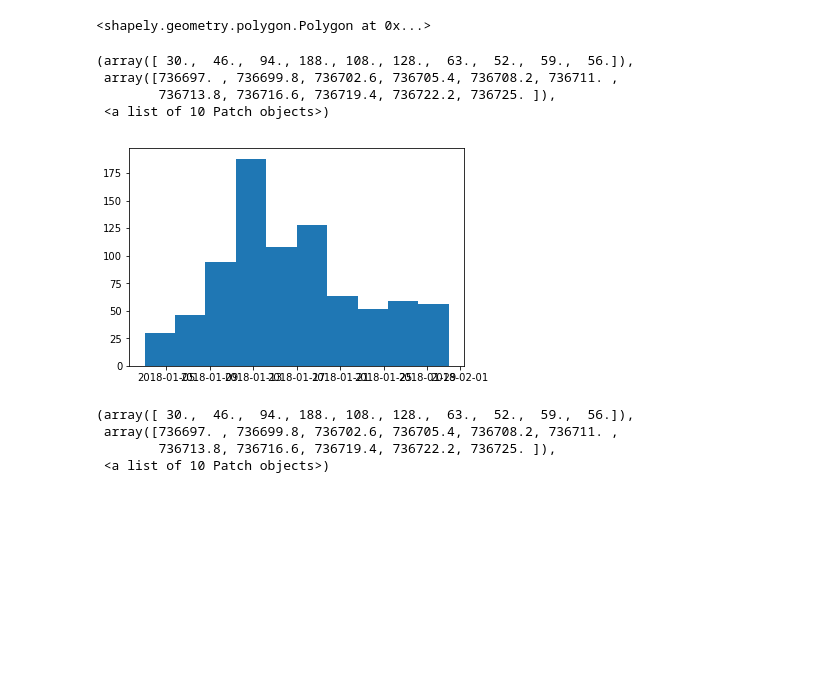
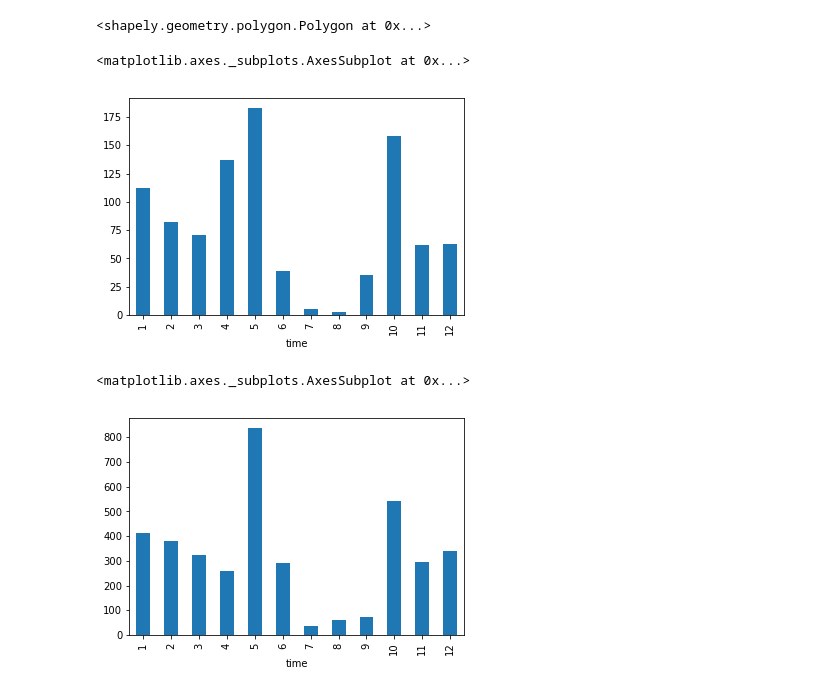
Before and after one commit to natachabourg/Bluebottles, a Jupyter notebook: imos_current_data/analysis_imos_current_data/BeachedOrNot.ipynb, the cells around one changed output. Saved outputs shown, nothing was run; the diff lists cells and outputs as text; code cells hidden in the pictures; blank space fills up the shorter version.

```diff
--- a/imos_current_data/analysis_imos_current_data/BeachedOrNot.ipynb
+++ b/imos_current_data/analysis_imos_current_data/BeachedOrNot.ipynb
@@ -85,17 +73,15 @@ ascii.write(beaching_table, 'results_beaching/try_1.csv', format='csv', fast_wri
-# %%
-%matplotlib inline
-plt.hist(time_beached)
-# %% [output]
-(array([ 30.,  46.,  94., 188., 108., 128.,  63.,  52.,  59.,  56.]),
- array([736697. , 736699.8, 736702.6, 736705.4, 736708.2, 736711. ,
-        736713.8, 736716.6, 736719.4, 736722.2, 736725. ]),
- <a list of 10 Patch objects>)
-[figure, removed]
-# %%
-%matplotlib qt
-plt.hist(time_beached)
-# %% [output]
-(array([ 30.,  46.,  94., 188., 108., 128.,  63.,  52.,  59.,  56.]),
- array([736697. , 736699.8, 736702.6, 736705.4, 736708.2, 736711. ,
-        736713.8, 736716.6, 736719.4, 736722.2, 736725. ]),
- <a list of 10 Patch objects>)
+# %%
+import pandas as pd
+deg_m40_all18=pd.read_csv('results_beaching/17_0deg_CD04_konsole.csv')
+deg_m40_all18['time']=deg_m40_all18['time'].astype("datetime64")
+deg_m40_all18['time'].groupby(deg_m40_all18["time"].dt.month).count().plot(kind="bar")
+# %% [output]
+<matplotlib.axes._subplots.AxesSubplot at 0x...>
+[figure, added]
+# %%
+deg_m40_all18=pd.read_csv('results_beaching/17_0deg_CD015_konsole.csv')
+deg_m40_all18['time']=deg_m40_all18['time'].astype("datetime64")
+deg_m40_all18['time'].groupby(deg_m40_all18["time"].dt.month).count().plot(kind="bar")
+# %% [output]
+<matplotlib.axes._subplots.AxesSubplot at 0x...>
+[figure, added]
```
Also changed, not shown: parts of 60 cells of this notebook, 9 other files.
